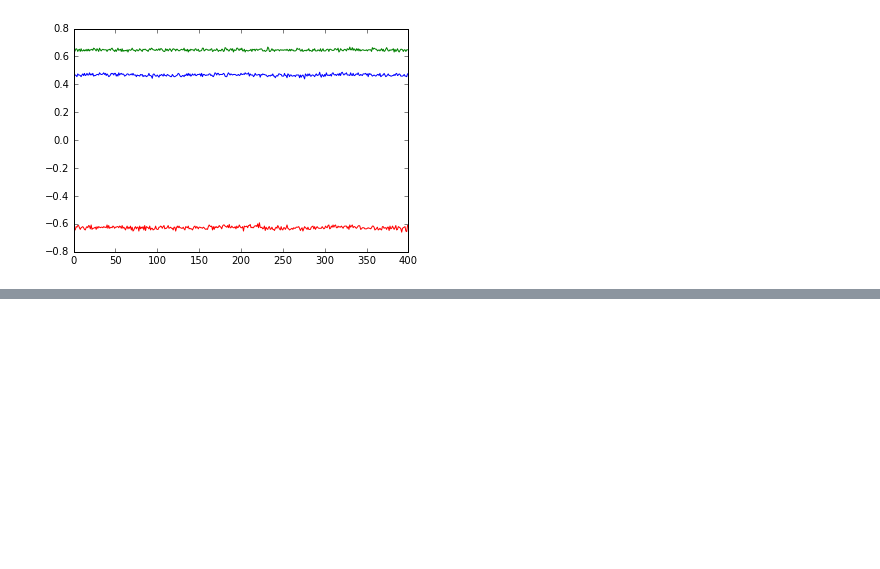
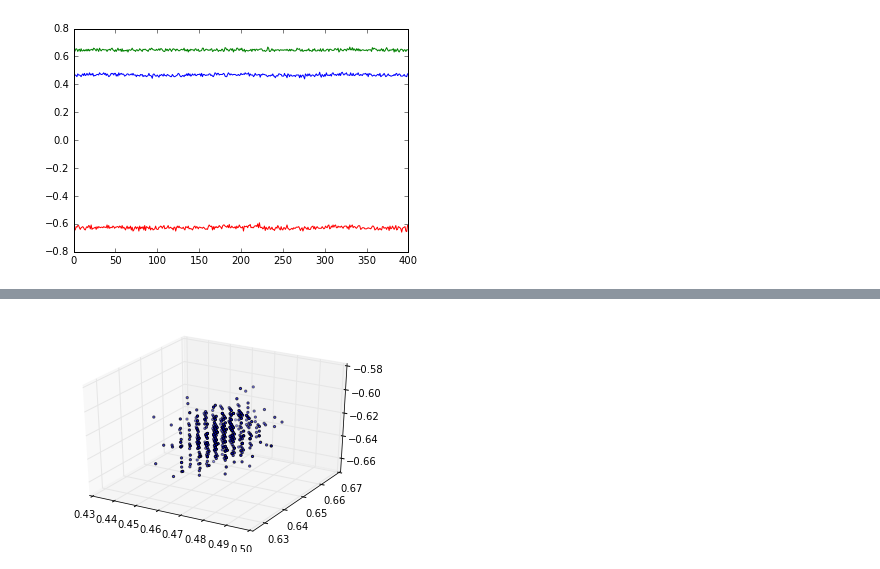
Before and after one commit to wadpac/hsmm4acc, a Jupyter notebook: notebooks/ExploreData.ipynb, the cells around one changed output, grey strips where cells are left out. Saved outputs shown, nothing was run; the diff lists cells and outputs as text; code cells hidden in the pictures; blank space fills up the shorter version.

```diff
--- a/notebooks/ExploreData.ipynb
+++ b/notebooks/ExploreData.ipynb
@@ -88,0 +43,11 @@ DatetimeIndex(['2014-08-01 04:00:00', '2014-08-01 04:00:05',
+# %%
+a_x = day1_40Hz['Gx']
+a_y = day1_40Hz['Gy']
+a_z = day1_40Hz['Gz']
+# %%
+from mpl_toolkits.mplot3d import Axes3D
+fig = plt.figure()
+ax = fig.add_subplot(111, projection='3d')
+ax.scatter(a_x[:500], a_y[:500], a_z[:500], color='black', s=5);
+# %% [output]
+[figure, added]
```
Also changed, not shown: parts of 15 cells of this notebook, 1 other file.
